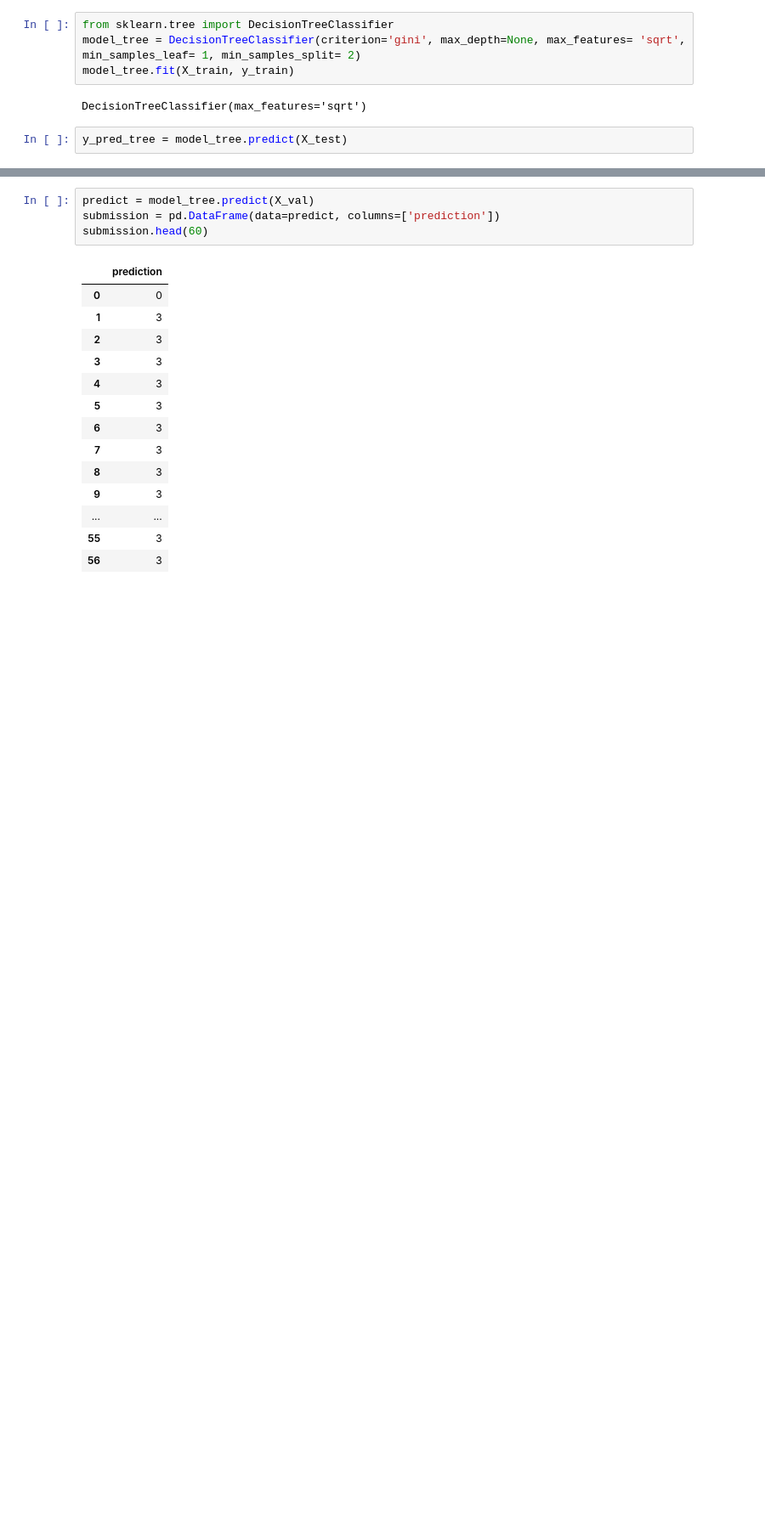
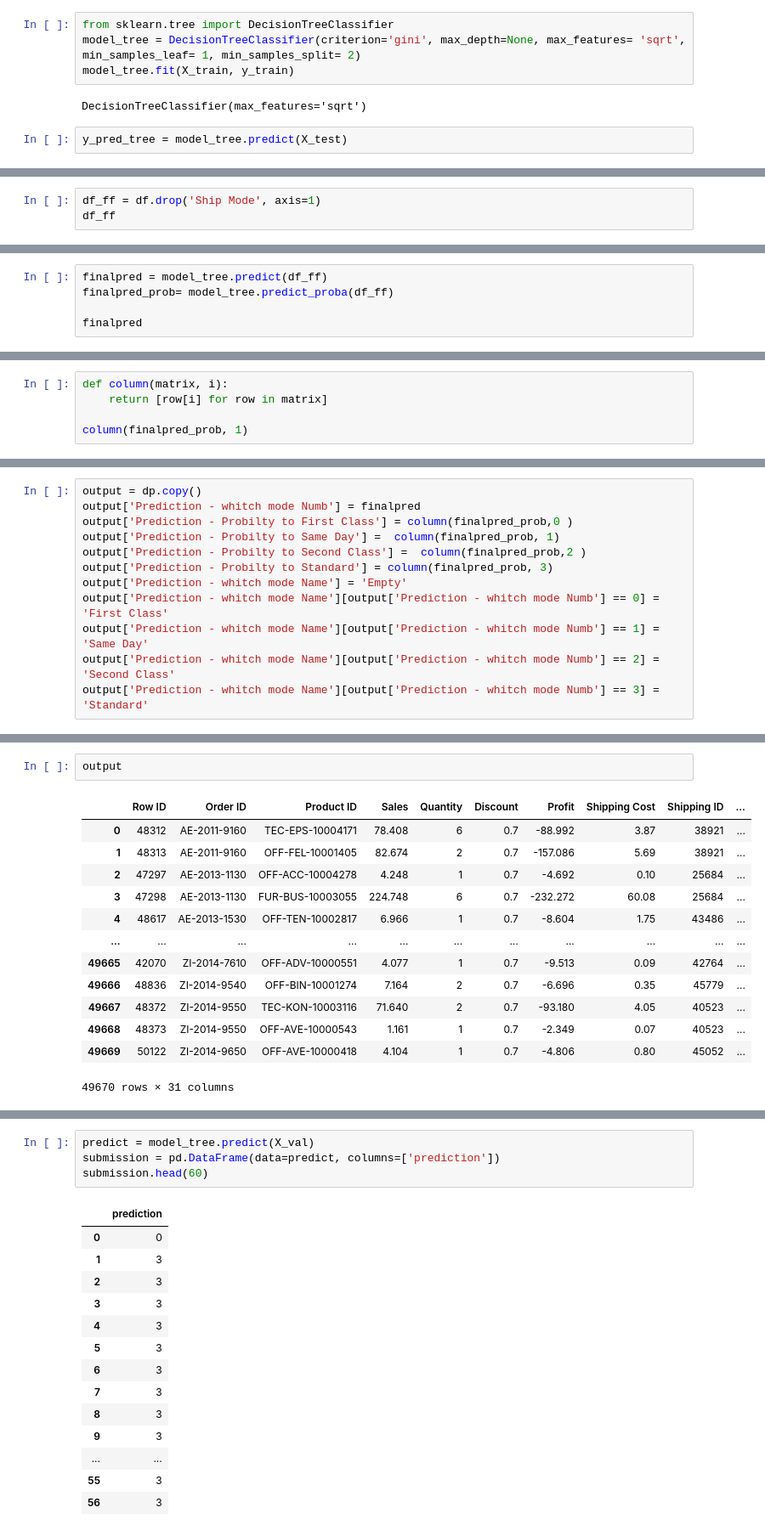
Before and after one commit to sinaaasghari/Superstore, a Jupyter notebook: ML/first.ipynb, the cells around one changed output, grey strips where cells are left out. Shown at 85% size. Cells and saved outputs as stored; diff of their text form; blank space fills up the shorter version.

```diff
--- a/ML/first.ipynb
+++ b/ML/first.ipynb
@@ -310,0 +309,3 @@ print(accuracy_score(y_pred_tree,y_test))
+# %%
+df_ff = df.drop('Ship Mode', axis=1)
+df_ff
@@ -310,0 +342,5 @@ print(accuracy_score(y_pred_tree,y_test))
+# %%
+finalpred = model_tree.predict(df_ff)
+finalpred_prob= model_tree.predict_proba(df_ff)
+
+finalpred
@@ -310,0 +359,5 @@ print(accuracy_score(y_pred_tree,y_test))
+# %%
+def column(matrix, i):
+    return [row[i] for row in matrix]
+
+column(finalpred_prob, 1)
@@ -310,0 +382,12 @@ print(accuracy_score(y_pred_tree,y_test))
+# %%
+output = dp.copy()
+output['Prediction - whitch mode Numb'] = finalpred
+output['Prediction - Probilty to First Class'] = column(finalpred_prob,0 )
+output['Prediction - Probilty to Same Day'] =  column(finalpred_prob, 1)
+output['Prediction - Probilty to Second Class'] =  column(finalpred_prob,2 )
+output['Prediction - Probilty to Standard'] = column(finalpred_prob, 3)
+output['Prediction - whitch mode Name'] = 'Empty'
+output['Prediction - whitch mode Name'][output['Prediction - whitch mode Numb'] == 0] = 'First Class'
+output['Prediction - whitch mode Name'][output['Prediction - whitch mode Numb'] == 1] = 'Same Day'
+output['Prediction - whitch mode Name'][output['Prediction - whitch mode Numb'] == 2] = 'Second Class'
+output['Prediction - whitch mode Name'][output['Prediction - whitch mode Numb'] == 3] = 'Standard'
@@ -310,0 +411,16 @@ print(accuracy_score(y_pred_tree,y_test))
+# %%
+output
+# %% [output]
+|  | Row ID | Order ID | Product ID | Sales | Quantity | Discount | Profit | Shipping Cost | Shipping ID | ... |
+| 0 | 48312 | AE-2011-9160 | TEC-EPS-10004171 | 78.408 | 6 | 0.7 | -88.992 | 3.87 | 38921 | ... |
+| 1 | 48313 | AE-2011-9160 | OFF-FEL-10001405 | 82.674 | 2 | 0.7 | -157.086 | 5.69 | 38921 | ... |
+| 2 | 47297 | AE-2013-1130 | OFF-ACC-10004278 | 4.248 | 1 | 0.7 | -4.692 | 0.10 | 25684 | ... |
+| 3 | 47298 | AE-2013-1130 | FUR-BUS-10003055 | 224.748 | 6 | 0.7 | -232.272 | 60.08 | 25684 | ... |
+| 4 | 48617 | AE-2013-1530 | OFF-TEN-10002817 | 6.966 | 1 | 0.7 | -8.604 | 1.75 | 43486 | ... |
+| ... | ... | ... | ... | ... | ... | ... | ... | ... | ... | ... |
+| 49665 | 42070 | ZI-2014-7610 | OFF-ADV-10000551 | 4.077 | 1 | 0.7 | -9.513 | 0.09 | 42764 | ... |
+| 49666 | 48836 | ZI-2014-9540 | OFF-BIN-10001274 | 7.164 | 2 | 0.7 | -6.696 | 0.35 | 45779 | ... |
+| 49667 | 48372 | ZI-2014-9550 | TEC-KON-10003116 | 71.640 | 2 | 0.7 | -93.180 | 4.05 | 40523 | ... |
+| 49668 | 48373 | ZI-2014-9550 | OFF-AVE-10000543 | 1.161 | 1 | 0.7 | -2.349 | 0.07 | 40523 | ... |
+| 49669 | 50122 | ZI-2014-9650 | OFF-AVE-10000418 | 4.104 | 1 | 0.7 | -4.806 | 0.80 | 45052 | ... |
+49670 rows × 31 columns
```
Also changed, not shown: parts of 10 cells of this notebook, 1 other file.
